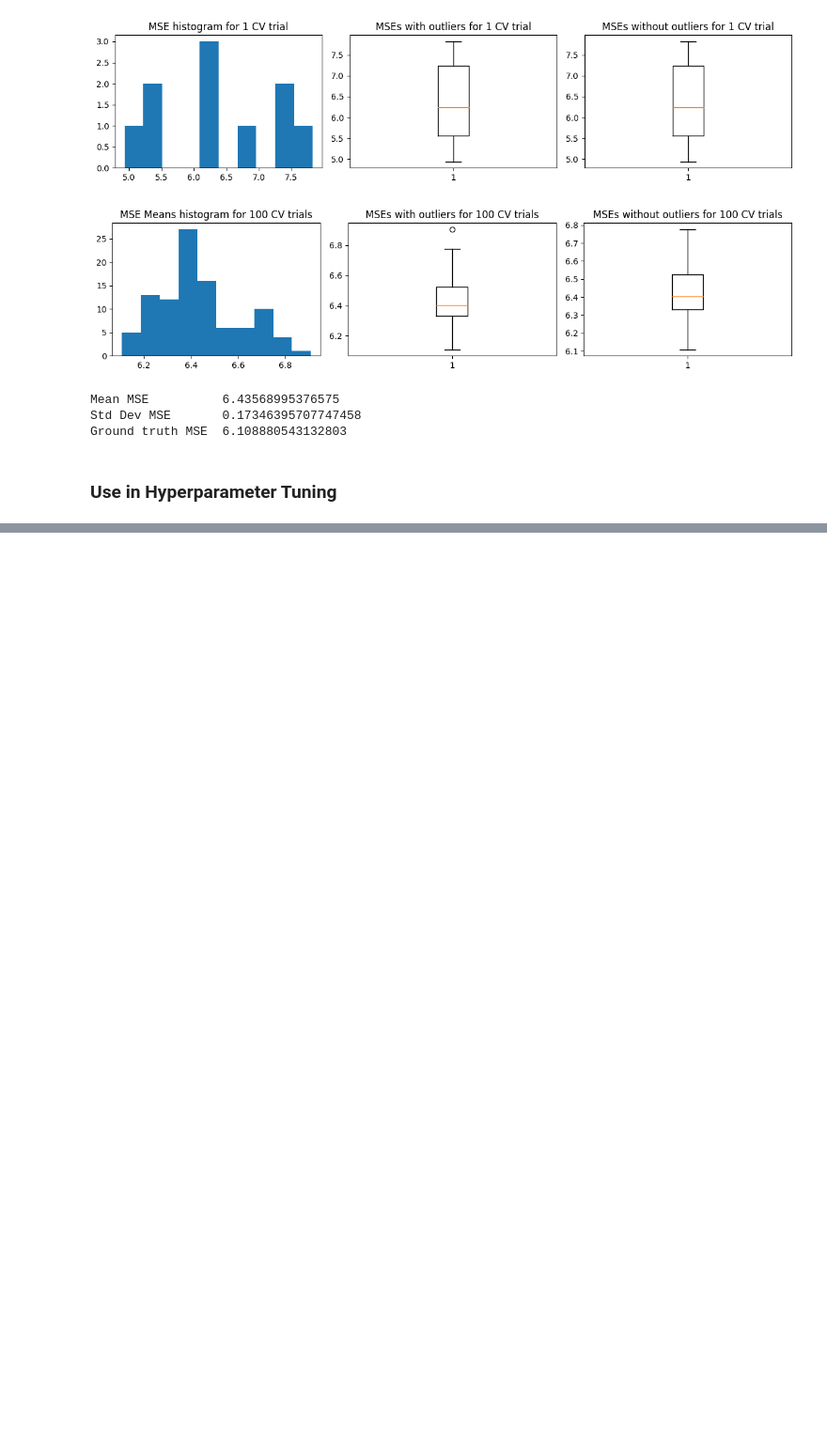
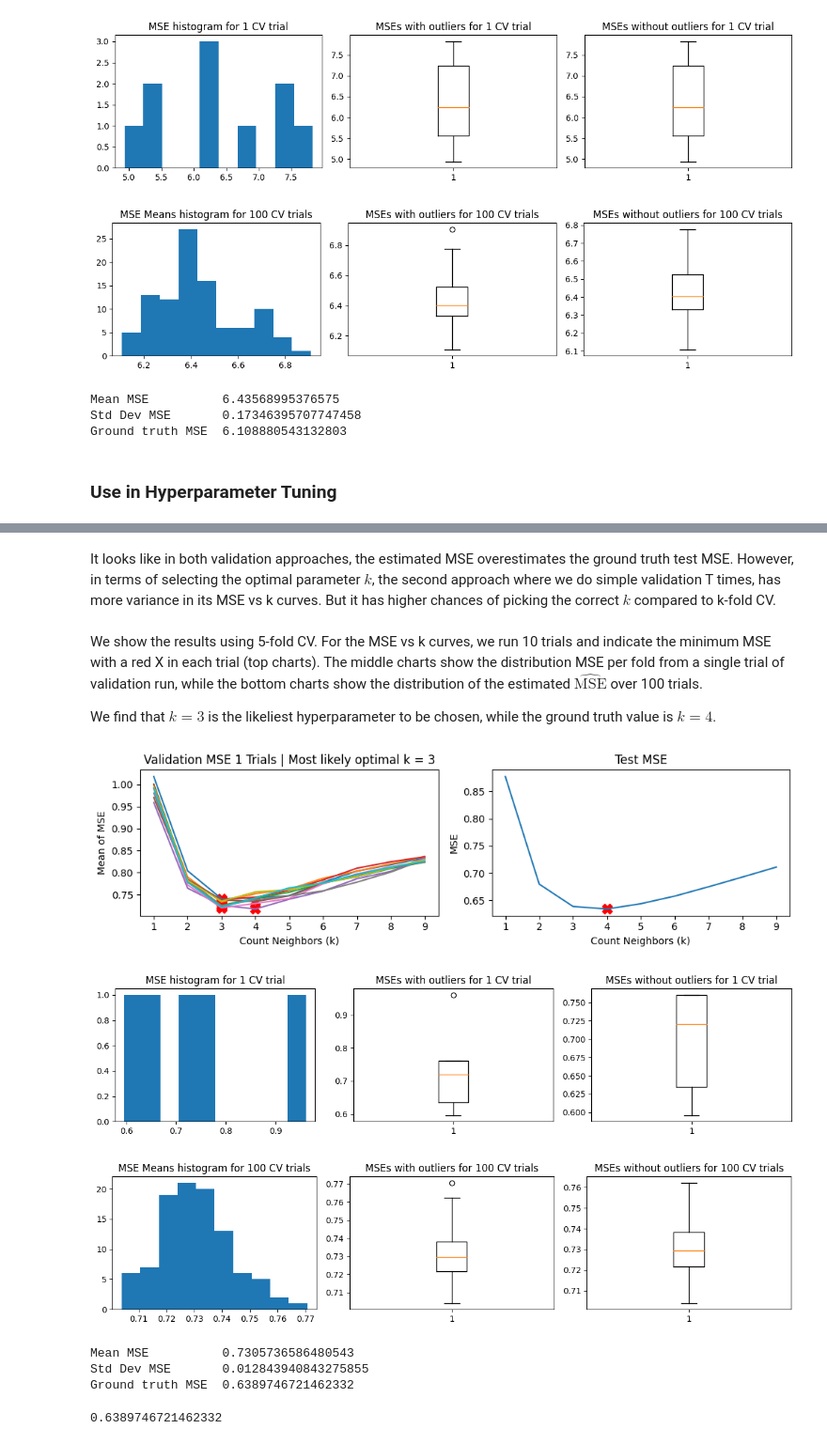
Before and after one commit to PrinceJavier/princejavier.github.io, a Jupyter notebook: _sources/supervised_learning/k_fold_cv.ipynb, the cells around one changed output, grey strips where cells are left out. Shown at 94% size. Saved outputs shown, nothing was run; the diff lists cells and outputs as text; code cells hidden in the pictures; blank space fills up the shorter version.

```diff
--- a/_sources/supervised_learning/k_fold_cv.ipynb
+++ b/_sources/supervised_learning/k_fold_cv.ipynb
@@ -448,9 +452,10 @@ Ground truth MSE  6.108880543132803
 # do standard k-fold cross validation
 k_folds = 10
 trials = 100
-mse_means, mse_stds = run_kfold2_trials(k_folds, trials, X_train, Y_train)
+func = linear_model.LinearRegression()
+mse_means, mse_stds = run_kfold2_trials(k_folds, trials, X_train, Y_train, func)
 plot_mse_dists(mse_means)
-compare_w_test_mse(mse_means, X_train, Y_train, X_test, Y_test)
+compare_w_test_mse(mse_means, X_train, Y_train, X_test, Y_test, func)
 # %% [output]
 [figure]
 [figure]
@@ -463,0 +471,6 @@ Because linear regression has no hyperparameters, we experiment using kNN regres
+# %%
+N = 1000000
+N_train = 10000
+kwargs = dict(n=N, n_predictors=5, p_leverage=0.000, mult_leverage=10, seed=42)
+X_train, X_test, Y_train, Y_test = gen_train_test(N, N_train, **kwargs)
+plot_data(X_train, Y_train)
@@ -463,0 +482,2 @@ Because linear regression has no hyperparameters, we experiment using kNN regres
+# %% [markdown]
+It looks like in both validation approaches, the estimated MSE overestimates the ground truth test MSE. However, in terms of selecting the optimal parameter $k$, the second approach where we do simple validation T times, has more variance in its MSE vs k curves. But it has higher chances of picking the correct $k$ compared to k-fold CV.
@@ -463,0 +538,22 @@ Because linear regression has no hyperparameters, we experiment using kNN regres
+# %% [markdown]
+We show the results using 5-fold CV. For the MSE vs k curves, we run 10 trials and indicate the minimum MSE with a red X in each trial (top charts). The middle charts show the distribution MSE per fold from a single trial of validation run, while the bottom charts show the distribution of the estimated $\hat{\text{MSE}}$ over 100 trials.
+
+We find that $k=3$ is the likeliest hyperparameter to be chosen, while the ground truth value is $k=4$.
+# %%
+k_folds = 5
+k_vals = np.arange(1, 10)
+opt_k = hyperparam_run(k_vals, X_train, Y_train, X_test, Y_test, method='kfold', trials=10, k_folds=k_folds)
+
+trials = 100
+func = KNeighborsRegressor(n_neighbors=opt_k)
+mse_means, mse_stds = run_kfold_trials(k_folds, trials, X_train, Y_train, func)
+plot_mse_dists(mse_means)
+compare_w_test_mse(mse_means, X_train, Y_train, X_test, Y_test, func)
+# %% [output]
+[figure, added]
+[figure, added]
+[figure, added]
+Mean MSE          0.7305736586480543
+Std Dev MSE       0.012843940843275855
+Ground truth MSE  0.6389746721462332
+0.6389746721462332
```
Also changed, not shown: parts of 28 cells of this notebook, 14 other files.
